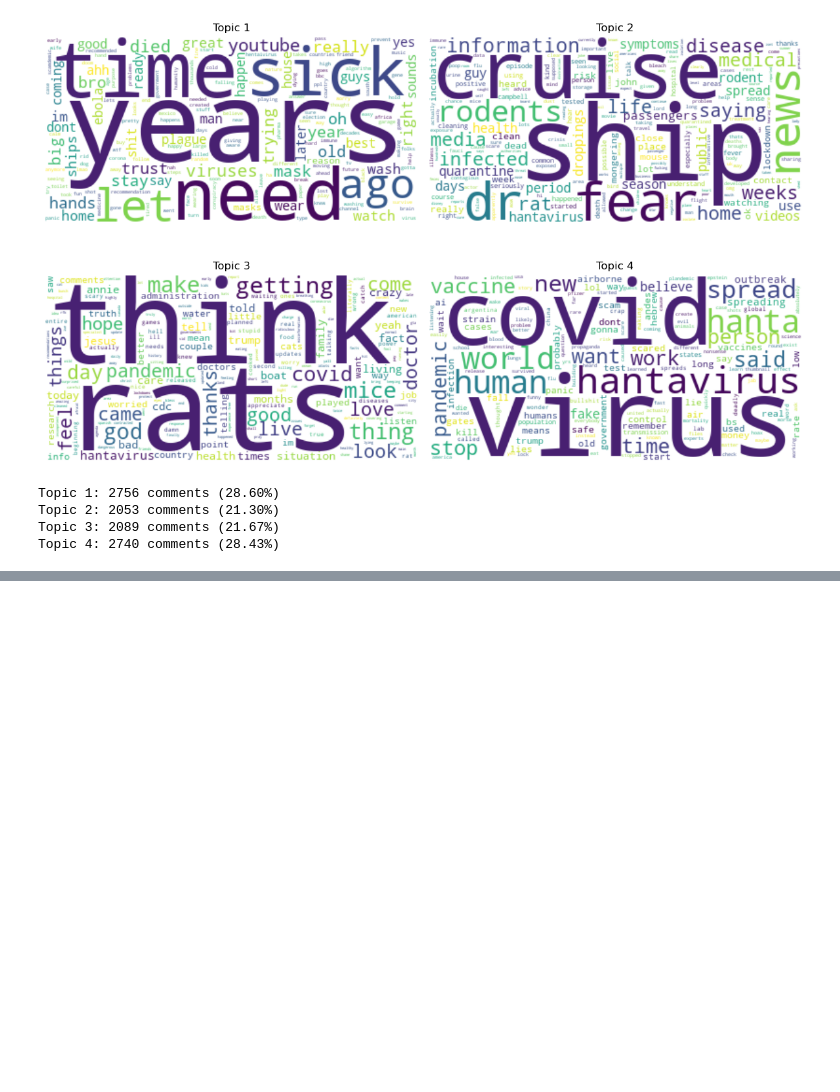
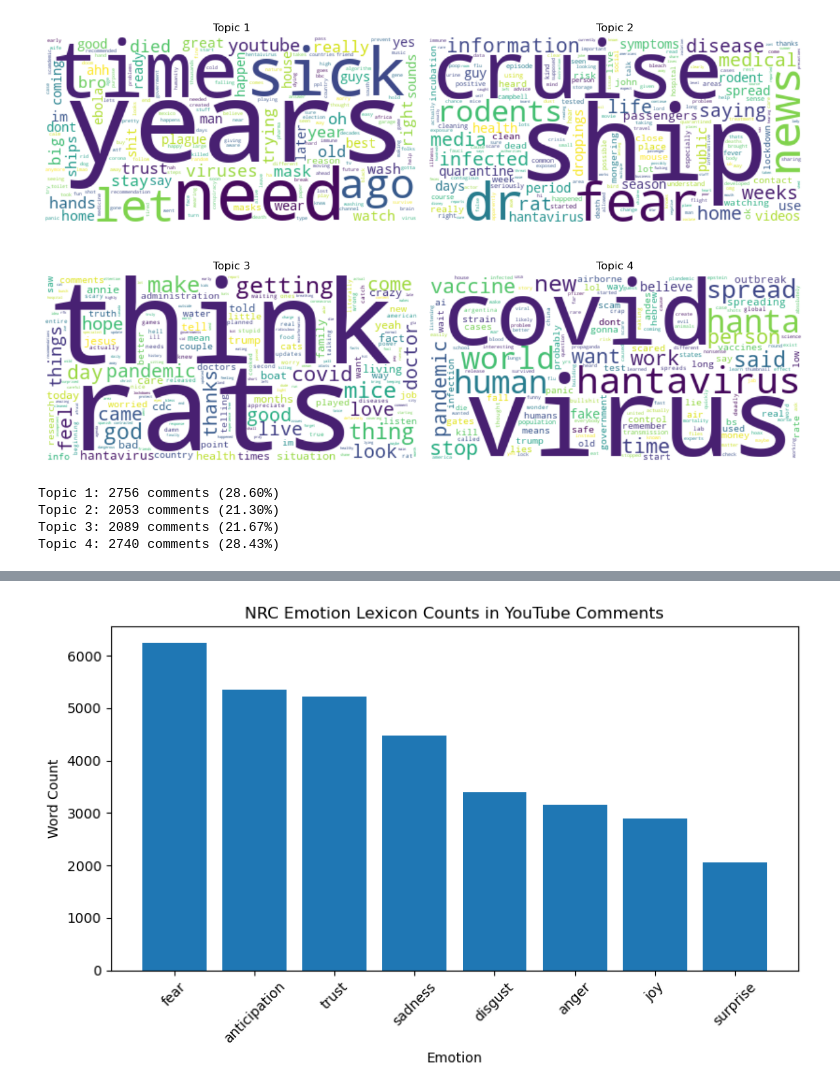
Before and after one commit to BenB51/UGGroup11_SocialMedia_A2, a Jupyter notebook: UG11_Youtube_Analysis.ipynb, the cells around one changed output, grey strips where cells are left out. Saved outputs shown, nothing was run; the diff lists cells and outputs as text; code cells hidden in the pictures; blank space fills up the shorter version.

```diff
--- a/UG11_Youtube_Analysis.ipynb
+++ b/UG11_Youtube_Analysis.ipynb
@@ -1471,0 +1602,14 @@ Topic 4: 2740 comments (28.43%)
+# %%
+# plot nrc emotion counts
+plt.figure(figsize=(8, 5))
+plt.bar(emotion_df["emotion"], emotion_df["count"])
+
+plt.title("NRC Emotion Lexicon Counts in YouTube Comments")
+plt.xlabel("Emotion")
+plt.ylabel("Word Count")
+plt.xticks(rotation=45)
+
+plt.tight_layout()
+plt.show()
+# %% [output]
+[figure, added]
```
Also changed, not shown: parts of 15 cells of this notebook.
